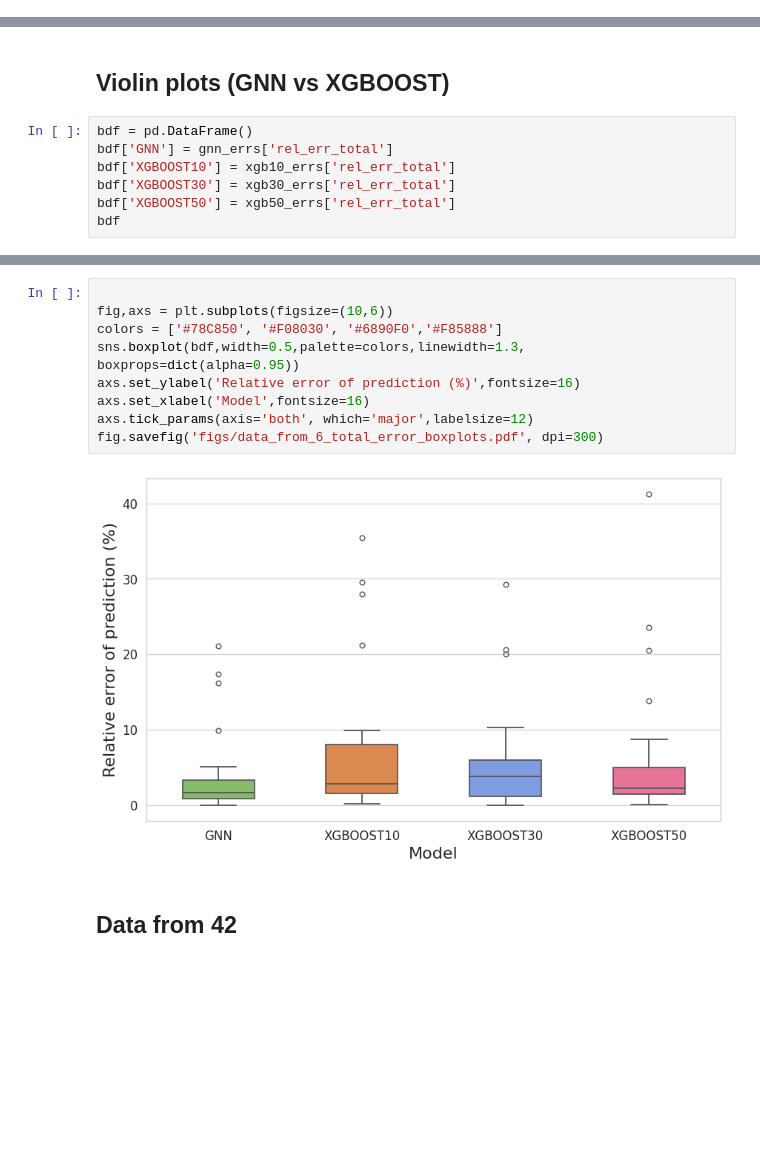
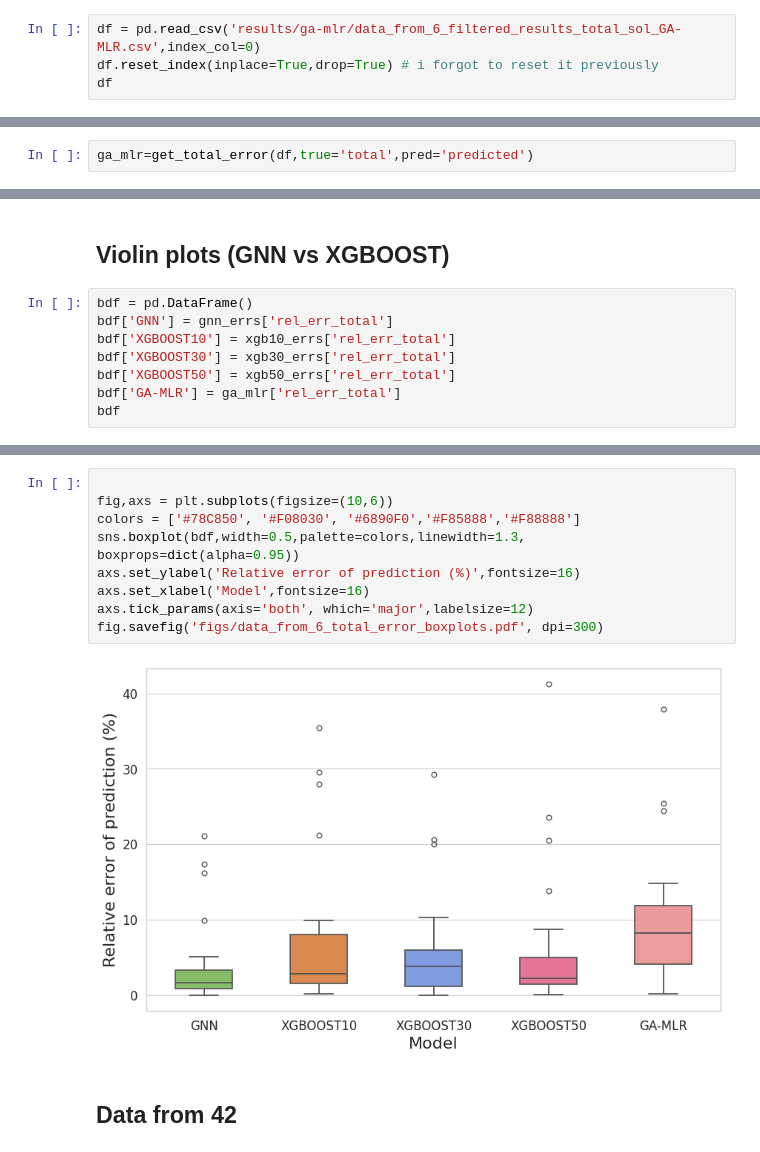
Before and after one commit to darjacvetkovic/HSP-predictions, a Jupyter notebook: dataset_exploratory_analysis.ipynb, the cells around one changed output, grey strips where cells are left out. Drawn from its saved outputs; the diff is of its cells as text; blank space fills up the shorter version.

```diff
--- a/dataset_exploratory_analysis.ipynb
+++ b/dataset_exploratory_analysis.ipynb
@@ -482,0 +485,4 @@ xgb50_errs = df[['rel_err_D','rel_err_D','rel_err_D','rel_err_total']]
+# %%
+df = pd.read_csv('results/ga-mlr/data_from_6_filtered_results_total_sol_GA-MLR.csv',index_col=0)
+df.reset_index(inplace=True,drop=True) # i forgot to reset it previously
+df
@@ -482,0 +507,2 @@ xgb50_errs = df[['rel_err_D','rel_err_D','rel_err_D','rel_err_total']]
+# %%
+ga_mlr=get_total_error(df,true='total',pred='predicted')
@@ -488,5 +555,6 @@ bdf['GNN'] = gnn_errs['rel_err_total']
 bdf['XGBOOST10'] = xgb10_errs['rel_err_total']
 bdf['XGBOOST30'] = xgb30_errs['rel_err_total']
 bdf['XGBOOST50'] = xgb50_errs['rel_err_total']
+bdf['GA-MLR'] = ga_mlr['rel_err_total']
 bdf
 # %% [output]
@@ -510,14 +578,14 @@ bdf
 # %%
 
 fig,axs = plt.subplots(figsize=(10,6))
-colors = ['#78C850', '#F08030', '#6890F0','#F85888']
+colors = ['#78C850', '#F08030', '#6890F0','#F85888','#F88888']
 sns.boxplot(bdf,width=0.5,palette=colors,linewidth=1.3, boxprops=dict(alpha=0.95))
 axs.set_ylabel('Relative error of prediction (%)',fontsize=16)
 axs.set_xlabel('Model',fontsize=16)
 axs.tick_params(axis='both', which='major',labelsize=12)
 fig.savefig('figs/data_from_6_total_error_boxplots.pdf', dpi=300)
 # %% [output]
-[figure, old version]
+[figure, new version]
 # %% [markdown]
 ## Data from 42
 # %%
```
Also changed, not shown: parts of 5 cells of this notebook, 26 other files.
